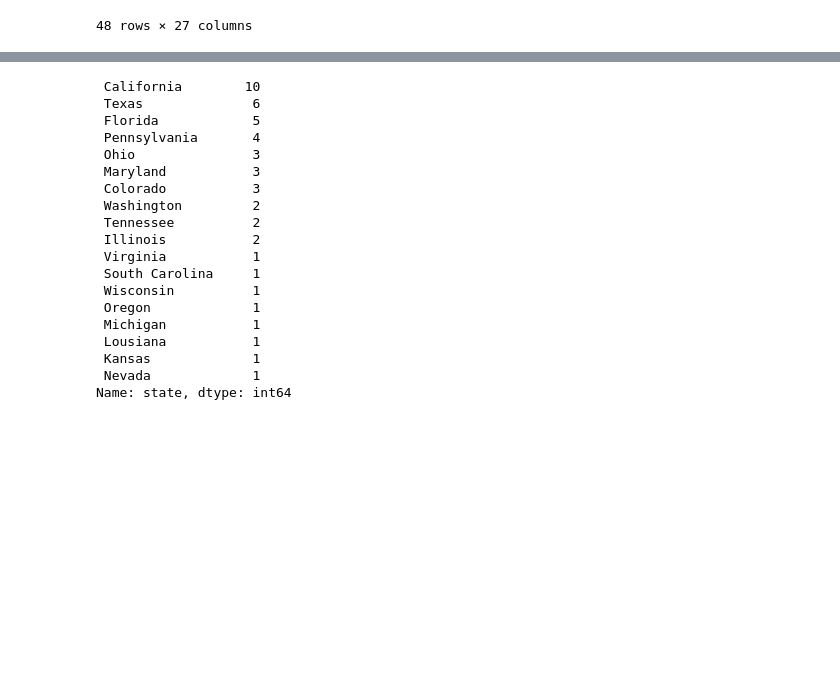
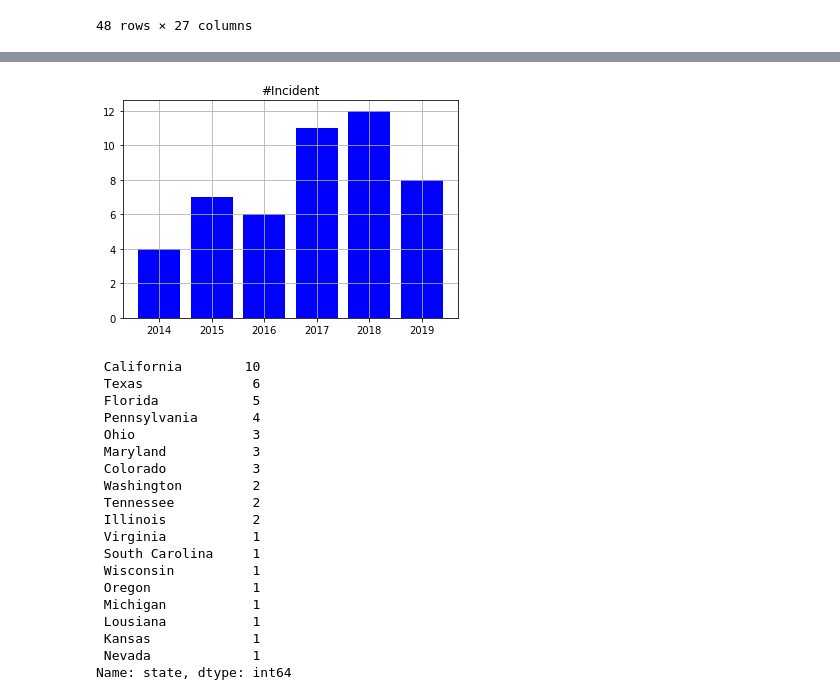
Before and after one commit to tmartinez52/Driving-Gun-Sales, a Jupyter notebook: Data Merged/Untitled.ipynb, the cells around one changed output, grey strips where cells are left out. Cells and saved outputs as stored; diff of their text form; code cells hidden in the pictures; blank space fills up the shorter version.

Commit message:
added mj data incident numbers

```diff
--- a/Data Merged/Untitled.ipynb
+++ b/Data Merged/Untitled.ipynb
@@ -184,0 +185,3 @@ mj_df.to_csv("Resources/mj_cleaned.csv", index=False, header=True)
+# %%
+mj_df_10=mj_df.sort_values('MJ_year', ascending = True)
+mj_df_10["MJ_year"].unique()
@@ -184,0 +190,2 @@ mj_df.to_csv("Resources/mj_cleaned.csv", index=False, header=True)
+# %%
+grouped_year_mj=mj_df_10.groupby("MJ_year")
@@ -184,0 +203,3 @@ mj_df.to_csv("Resources/mj_cleaned.csv", index=False, header=True)
+# %%
+incident_val=grouped_year_mj["Incident_ID"].count()
+incident_val
@@ -185,3 +215,11 @@ mj_df.to_csv("Resources/mj_cleaned.csv", index=False, header=True)
+# %%
+plt.bar(mj_df_10["MJ_year"].unique(),incident_val , color="b", align="center")
+plt.title("#Incident")
+plt.savefig("IncidentNumber.png")
+plt.grid()
+plt.savefig("IncidentNumber.png")
+# %% [output]
+[figure, added]
 # %%
 mj_df["state"].value_counts()
 # %% [output]
```
Also changed, not shown: parts of 8 cells of this notebook, 2 other files.
